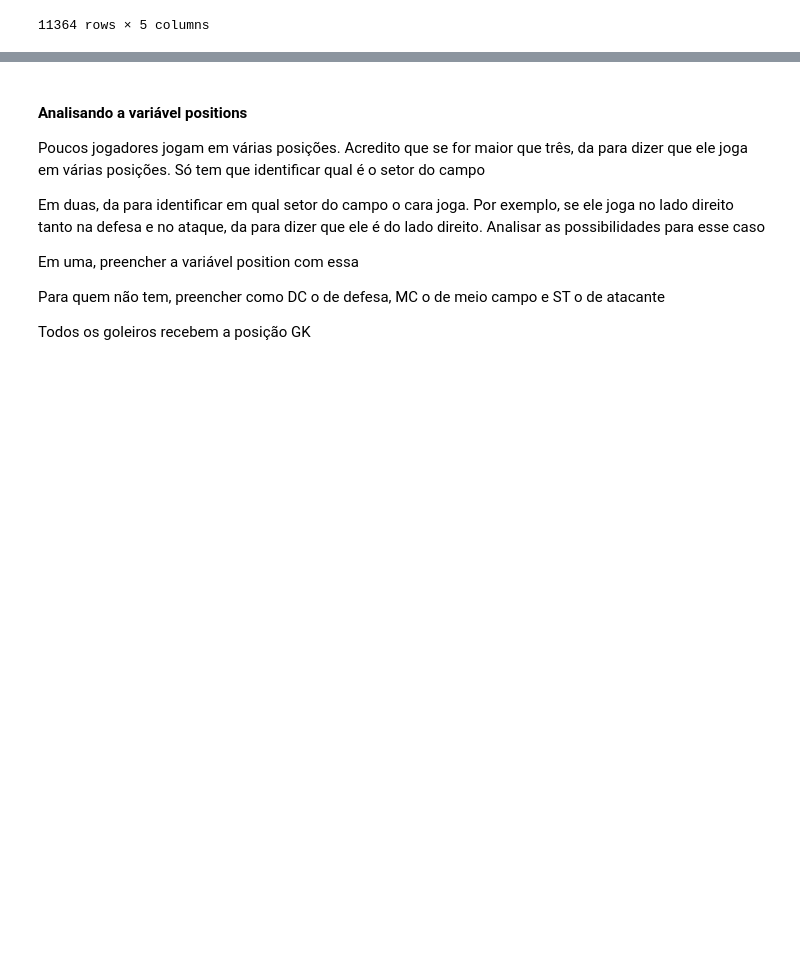
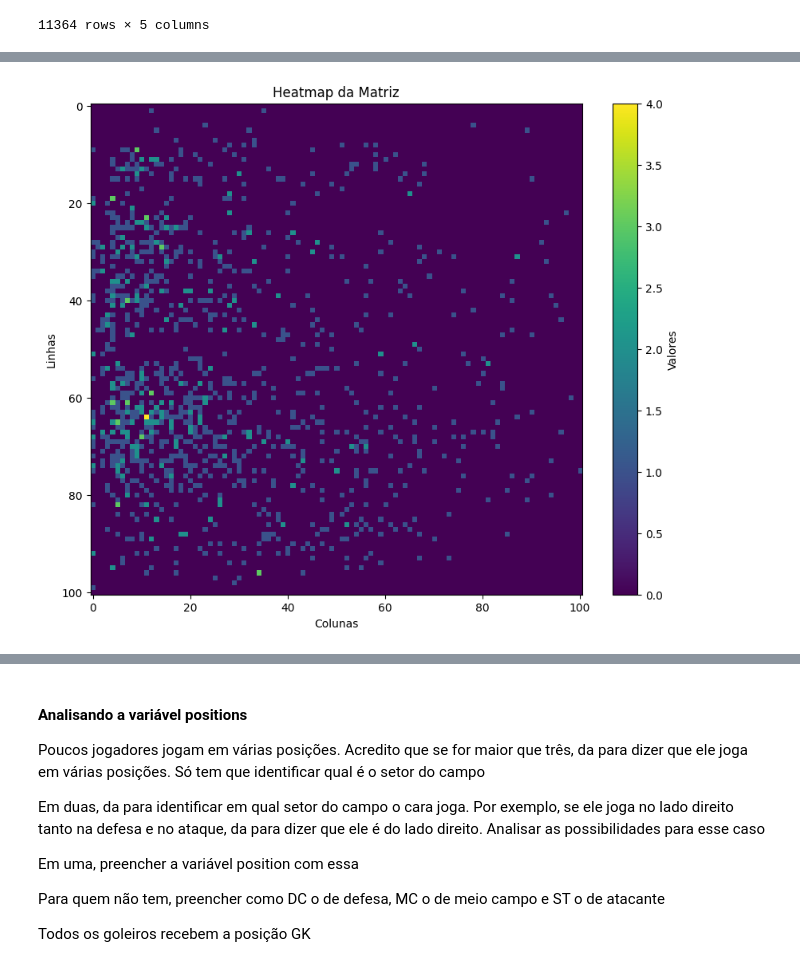
Before and after one commit to Yaak3/TCC2, a Jupyter notebook: Notebooks/analysis.ipynb, the cells around one changed output, grey strips where cells are left out. Drawn from its saved outputs; the diff is of its cells as text; code cells hidden in the pictures; blank space fills up the shorter version.

```diff
--- a/Notebooks/analysis.ipynb
+++ b/Notebooks/analysis.ipynb
@@ -884,0 +463,29 @@ plt.show()
+# %%
+df_player_characteristics['heatmap'] = df_player_characteristics['heatmap'].apply(eval)
+# %%
+df_player_characteristics['heatmap_matrix'] = df_player_characteristics['heatmap'].apply(create_heatmap_matrix)
+# %%
+df_player_characteristics['heatmap_matrix_key_points'] = df_player_characteristics['heatmap_matrix'].apply(detect_key_points_heatmap)
+# %%
+df_player_characteristics['heatmap_matrix_key_points'] = df_player_characteristics['heatmap_matrix_key_points'].apply(lambda x: cv2.cvtColor(x, cv2.COLOR_BGR2GRAY))
+# %%
+import seaborn as sns
+import matplotlib.pyplot as plt
+import pandas as pd
+import numpy as np
+
+matriz = df_player_characteristics['heatmap_matrix_key_points'][0]
+lado = int(np.sqrt(matriz.size))
+matriz_2d = matriz[:lado**2].reshape((lado, lado))
+
+
+
+plt.figure(figsize=(10, 8))
+plt.imshow(matriz_2d, cmap='viridis', interpolation='nearest')
+plt.colorbar(label='Valores')
+plt.title('Heatmap da Matriz')
+plt.xlabel('Colunas')
+plt.ylabel('Linhas')
+plt.show()
+# %% [output]
+[figure, added]
```
Also changed, not shown: parts of 81 cells of this notebook.
